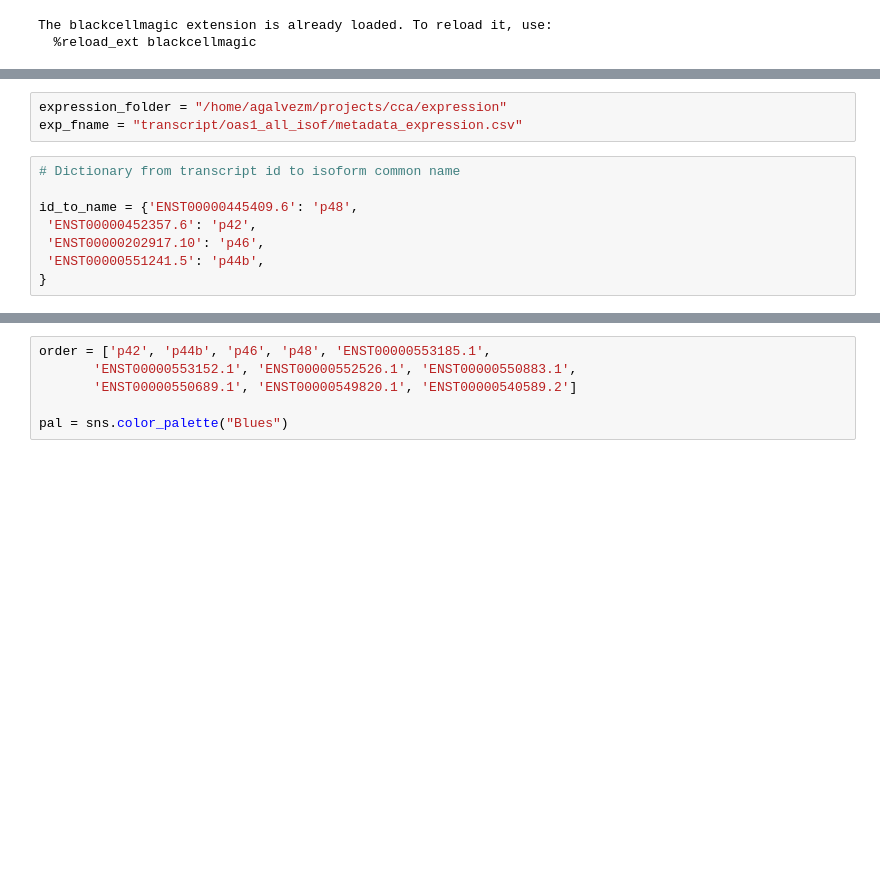
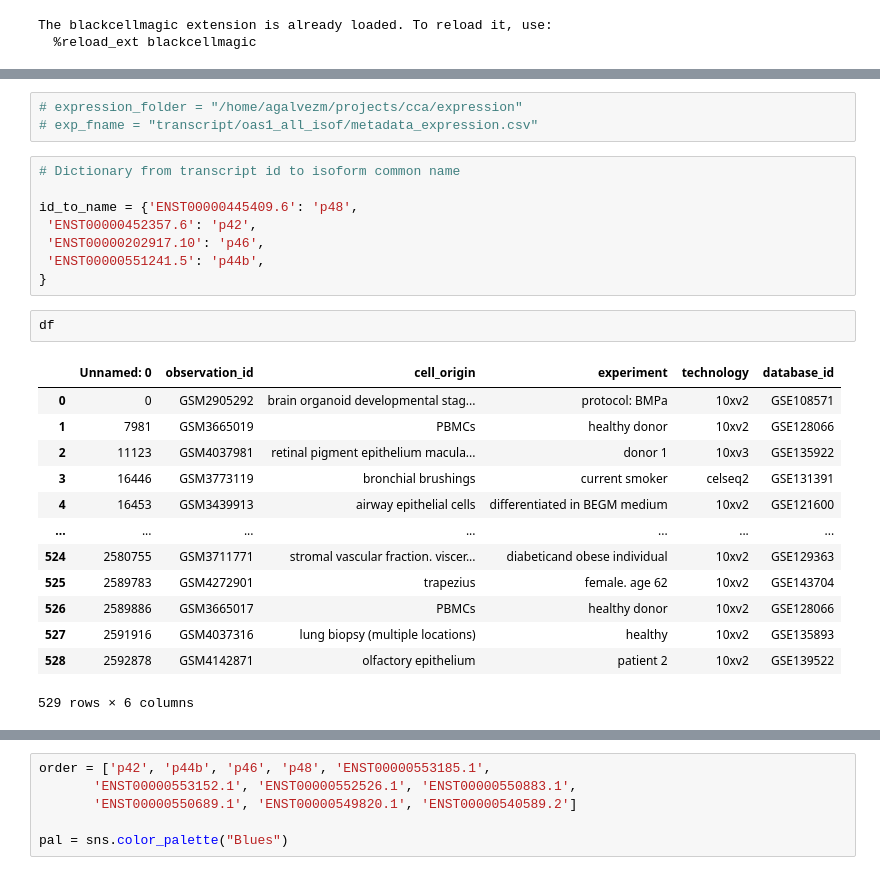
Before and after one commit to pachterlab/GBP_2024, a Jupyter notebook: notebooks/fig_s2.ipynb, the cells around one changed output, grey strips where cells are left out. Saved outputs shown, nothing was run; the diff lists cells and outputs as text; blank space fills up the shorter version.

```diff
--- a/notebooks/fig_s2.ipynb
+++ b/notebooks/fig_s2.ipynb
@@ -68,8 +68,8 @@ ecs_to_ENSG = {v: k for k, v in ENSG_to_ecs.items()}
 # # genes_results_folder = f'/home/agalvezm/projects/cca/isoform_gene_de/genes_ttest'
 # # isoforms_results_folder = f'/home/agalvezm/projects/cca/tcm_ttests'
 # %%
-expression_folder = "/home/agalvezm/projects/cca/expression"
-exp_fname = "transcript/oas1_all_isof/metadata_expression.csv"
+# expression_folder = "/home/agalvezm/projects/cca/expression"
+# exp_fname = "transcript/oas1_all_isof/metadata_expression.csv"
 # %%
 # Dictionary from transcript id to isoform common name
 
@@ -78,5 +78,21 @@ id_to_name = {'ENST00000445409.6': 'p48',
  'ENST00000202917.10': 'p46',
  'ENST00000551241.5': 'p44b',
 }
+# %%
+df
+# %% [output]
+|  | Unnamed: 0 | observation_id | cell_origin | experiment | technology | database_id |
+| 0 | 0 | GSM2905292 | brain organoid developmental stag... | protocol: BMPa | 10xv2 | GSE108571 |
+| 1 | 7981 | GSM3665019 | PBMCs | healthy donor | 10xv2 | GSE128066 |
+| 2 | 11123 | GSM4037981 | retinal pigment epithelium macula... | donor 1 | 10xv3 | GSE135922 |
+| 3 | 16446 | GSM3773119 | bronchial brushings | current smoker | celseq2 | GSE131391 |
+| 4 | 16453 | GSM3439913 | airway epithelial cells | differentiated in BEGM medium | 10xv2 | GSE121600 |
+| ... | ... | ... | ... | ... | ... | ... |
+| 524 | 2580755 | GSM3711771 | stromal vascular fraction. viscer... | diabeticand obese individual | 10xv2 | GSE129363 |
+| 525 | 2589783 | GSM4272901 | trapezius | female. age 62 | 10xv2 | GSE143704 |
+| 526 | 2589886 | GSM3665017 | PBMCs | healthy donor | 10xv2 | GSE128066 |
+| 527 | 2591916 | GSM4037316 | lung biopsy (multiple locations) | healthy | 10xv2 | GSE135893 |
+| 528 | 2592878 | GSM4142871 | olfactory epithelium | patient 2 | 10xv2 | GSE139522 |
+529 rows × 6 columns
 # %%
 #Read dataframe
```
Also changed, not shown: parts of 4 cells of this notebook.
